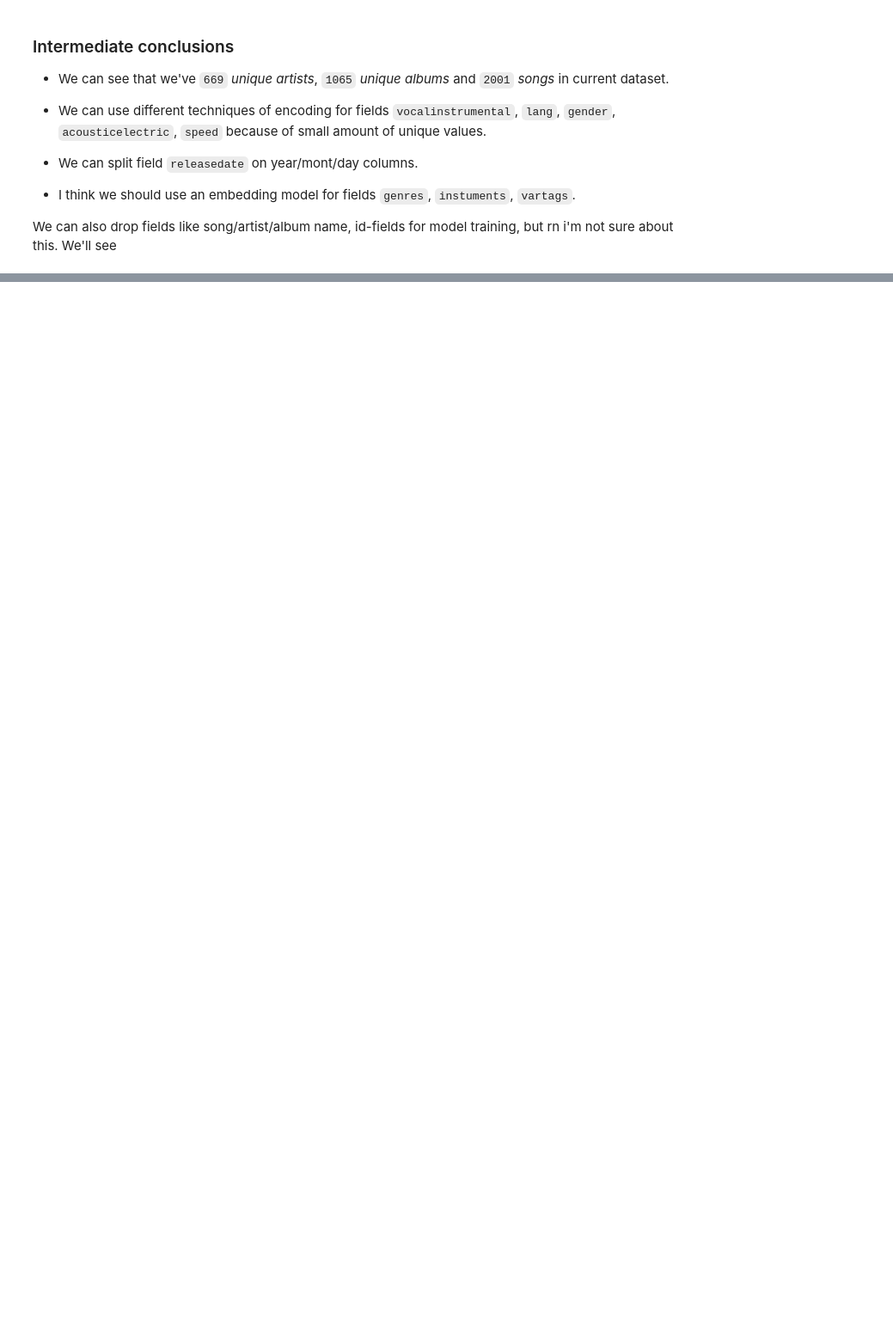
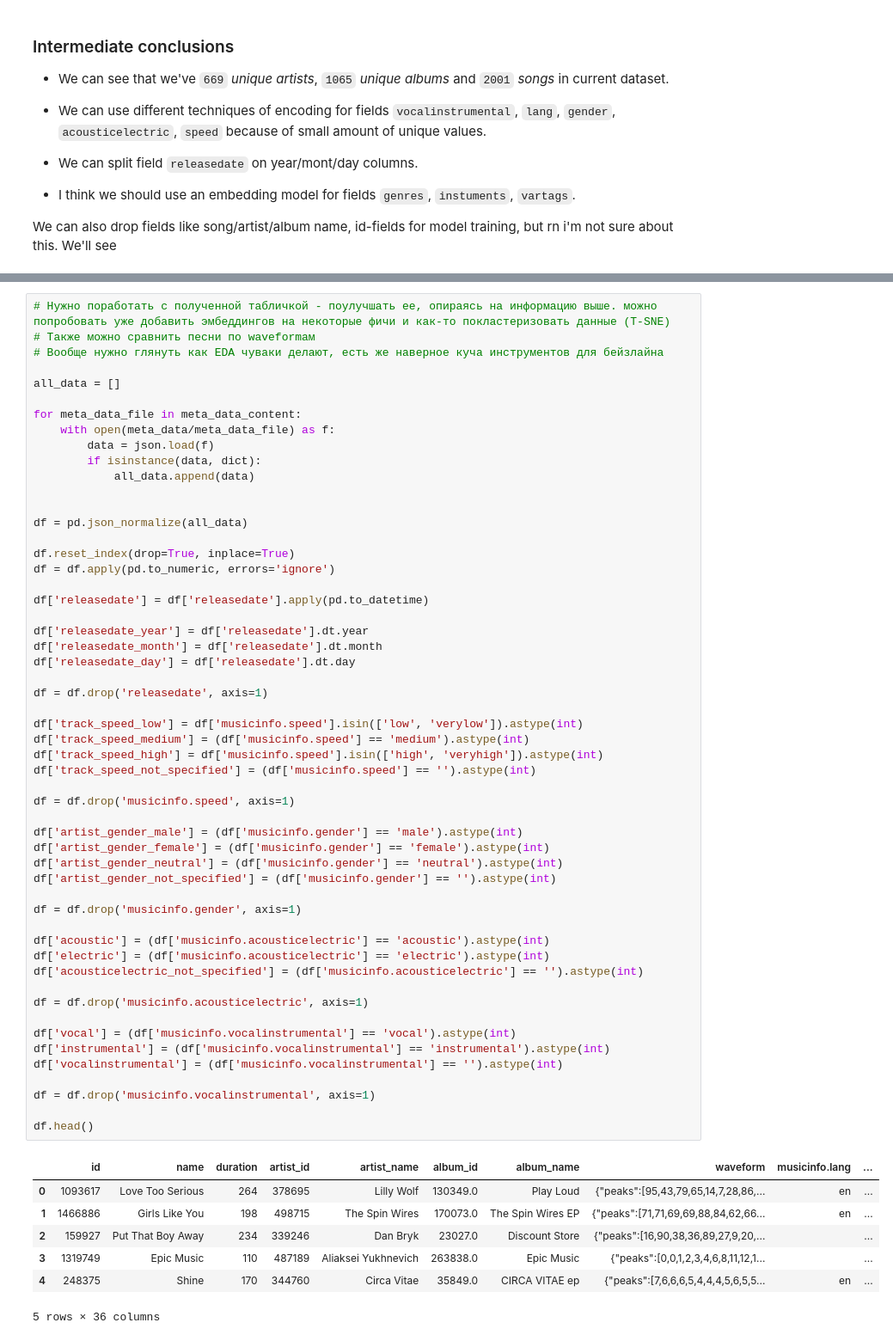
Before and after one commit to layvvs/hse-ai-year-project-2025, a Jupyter notebook: bmyakin-eda/eda.ipynb, the cells around one changed output, grey strips where cells are left out. Shown at 86% size. Drawn from its saved outputs; the diff is of its cells as text; blank space fills up the shorter version.

Commit message:
Added data in csv format, begun data processing

```diff
--- a/bmyakin-eda/eda.ipynb
+++ b/bmyakin-eda/eda.ipynb
@@ -170,0 +189,62 @@ We can also drop fields like song/artist/album name, id-fields for model trainin
+# %%
+# Нужно поработать с полученной табличкой - поулучшать ее, опираясь на информацию выше. можно попробовать уже добавить эмбеддингов на некоторые фичи и как-то покластеризовать данные (T-SNE)
+# Также можно сравнить песни по waveformам
+# Вообще нужно глянуть как EDA чуваки делают, есть же наверное куча инструментов для бейзлайна
+
+all_data = []
+
+for meta_data_file in meta_data_content:
+    with open(meta_data/meta_data_file) as f:
+        data = json.load(f)
+        if isinstance(data, dict):
+            all_data.append(data)
+
+
+df = pd.json_normalize(all_data)
+
+df.reset_index(drop=True, inplace=True)
+df = df.apply(pd.to_numeric, errors='ignore')
+
+df['releasedate'] = df['releasedate'].apply(pd.to_datetime)
+
+df['releasedate_year'] = df['releasedate'].dt.year
+df['releasedate_month'] = df['releasedate'].dt.month
+df['releasedate_day'] = df['releasedate'].dt.day
+
+df = df.drop('releasedate', axis=1)
+
+df['track_speed_low'] = df['musicinfo.speed'].isin(['low', 'verylow']).astype(int)
+df['track_speed_medium'] = (df['musicinfo.speed'] == 'medium').astype(int)
+df['track_speed_high'] = df['musicinfo.speed'].isin(['high', 'veryhigh']).astype(int)
+df['track_speed_not_specified'] = (df['musicinfo.speed'] == '').astype(int)
+
+df = df.drop('musicinfo.speed', axis=1)
+
+df['artist_gender_male'] = (df['musicinfo.gender'] == 'male').astype(int)
+df['artist_gender_female'] = (df['musicinfo.gender'] == 'female').astype(int)
+df['artist_gender_neutral'] = (df['musicinfo.gender'] == 'neutral').astype(int)
+df['artist_gender_not_specified'] = (df['musicinfo.gender'] == '').astype(int)
+
+df = df.drop('musicinfo.gender', axis=1)
+
+df['acoustic'] = (df['musicinfo.acousticelectric'] == 'acoustic').astype(int)
+df['electric'] = (df['musicinfo.acousticelectric'] == 'electric').astype(int)
+df['acousticelectric_not_specified'] = (df['musicinfo.acousticelectric'] == '').astype(int)
+
+df = df.drop('musicinfo.acousticelectric', axis=1)
+
+df['vocal'] = (df['musicinfo.vocalinstrumental'] == 'vocal').astype(int)
+df['instrumental'] = (df['musicinfo.vocalinstrumental'] == 'instrumental').astype(int)
+df['vocalinstrumental'] = (df['musicinfo.vocalinstrumental'] == '').astype(int)
+
+df = df.drop('musicinfo.vocalinstrumental', axis=1)
+
+df.head()
+# %% [output]
+|  | id | name | duration | artist_id | artist_name | album_id | album_name | waveform | musicinfo.lang | ... |
+| 0 | 1093617 | Love Too Serious | 264 | 378695 | Lilly Wolf | 130349.0 | Play Loud | {"peaks":[95,43,79,65,14,7,28,86,... | en | ... |
+| 1 | 1466886 | Girls Like You | 198 | 498715 | The Spin Wires | 170073.0 | The Spin Wires EP | {"peaks":[71,71,69,69,88,84,62,66... | en | ... |
+| 2 | 159927 | Put That Boy Away | 234 | 339246 | Dan Bryk | 23027.0 | Discount Store | {"peaks":[16,90,38,36,89,27,9,20,... |  | ... |
+| 3 | 1319749 | Epic Music | 110 | 487189 | Aliaksei Yukhnevich | 263838.0 | Epic Music | {"peaks":[0,0,1,2,3,4,6,8,11,12,1... |  | ... |
+| 4 | 248375 | Shine | 170 | 344760 | Circa Vitae | 35849.0 | CIRCA VITAE ep | {"peaks":[7,6,6,6,5,4,4,4,5,6,5,5... | en | ... |
+5 rows × 36 columns
```
Also changed, not shown: parts of 12 cells of this notebook, 1 other file.
